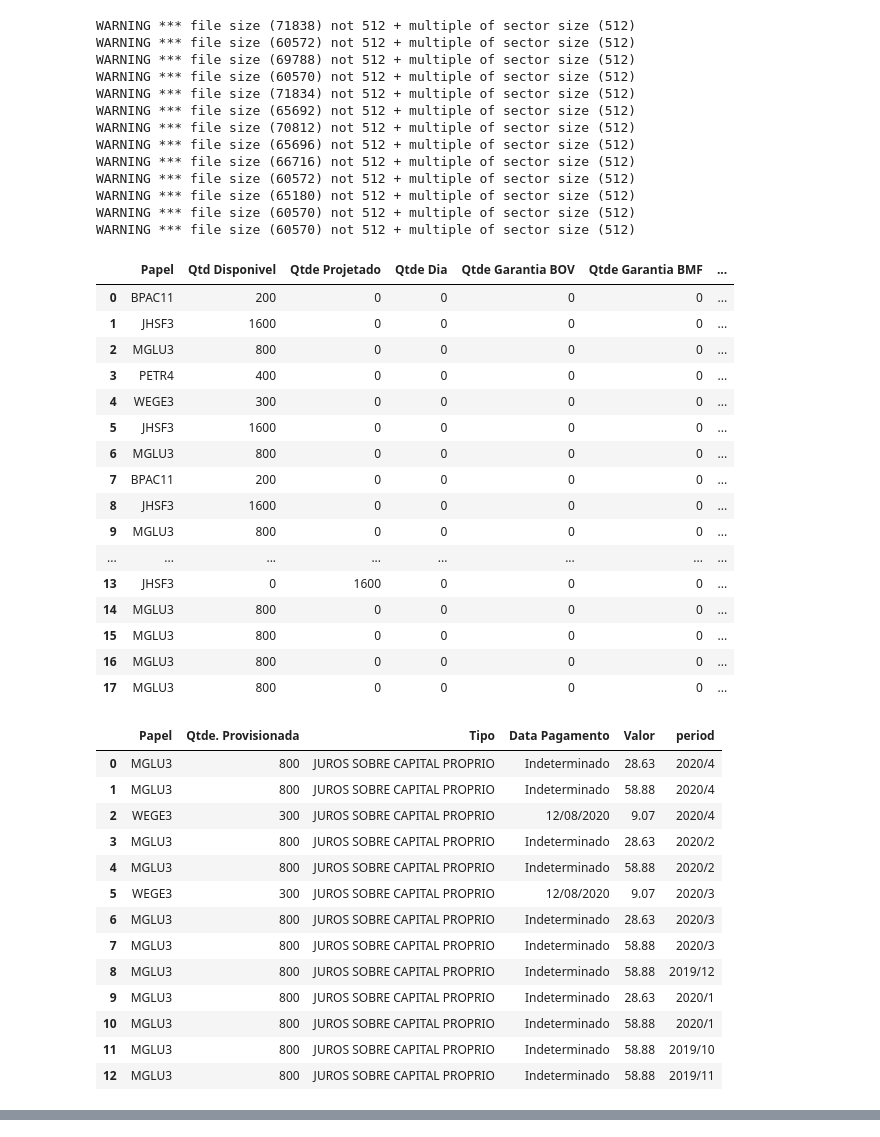
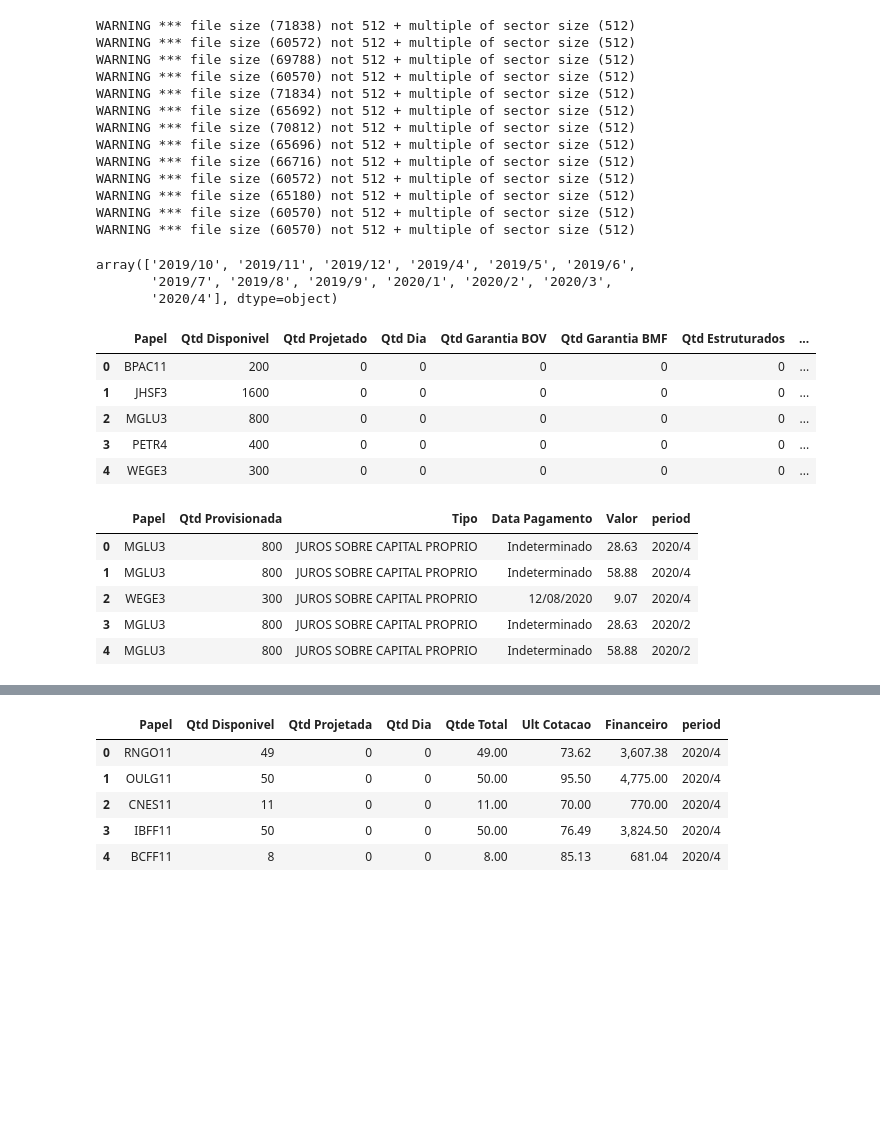
Before and after one commit to gabrielmlg/finance-app, a Jupyter notebook: notebooks/sandbox.ipynb, the cells around one changed output, grey strips where cells are left out. Cells and saved outputs as stored; diff of their text form; code cells hidden in the pictures; blank space fills up the shorter version.

```diff
--- a/notebooks/sandbox.ipynb
+++ b/notebooks/sandbox.ipynb
@@ -102,6 +127,7 @@ files = os.listdir('../datasets/')
 stocks = pd.DataFrame()
 pickings = pd.DataFrame()
 fis = pd.DataFrame()
+fiis = pd.DataFrame()
 
 for file_name in files:
 
@@ -131,6 +157,10 @@ for file_name in files:
     df_fi['period'] = period
     fis = fis.append(df_fi, ignore_index=True)
 
+    df_fii = get_fii(df)
+    df_fii['period'] = period
+    fiis = fiis.append(df_fii, ignore_index=True)
+
 # display(stocks.sort_values('period', ascending=False))
 # display(fi)
 # %% [output]
@@ -147,39 +177,27 @@ WARNING *** file size (60572) not 512 + multiple of sector size (512)
 WARNING *** file size (65180) not 512 + multiple of sector size (512)
 WARNING *** file size (60570) not 512 + multiple of sector size (512)
 WARNING *** file size (60570) not 512 + multiple of sector size (512)
+# %%
+fis['period'].sort_values().unique()
+# %% [output]
+array(['2019/10', '2019/11', '2019/12', '2019/4', '2019/5', '2019/6',
+       '2019/7', '2019/8', '2019/9', '2020/1', '2020/2', '2020/3',
+       '2020/4'], dtype=object)
 # %%
-display(stocks)
-display(pickings)
-display(fis)
+display(stocks.head())
+display(pickings.head())
+display(fis.head())
+display(fiis.head())
 # %% [output]
-|  | Papel | Qtd Disponivel | Qtde Projetado | Qtde Dia | Qtde Garantia BOV | Qtde Garantia BMF | ... |
-| 0 | BPAC11 | 200 | 0 | 0 | 0 | 0 | ... |
-| 1 | JHSF3 | 1600 | 0 | 0 | 0 | 0 | ... |
-| 2 | MGLU3 | 800 | 0 | 0 | 0 | 0 | ... |
-| 3 | PETR4 | 400 | 0 | 0 | 0 | 0 | ... |
-| 4 | WEGE3 | 300 | 0 | 0 | 0 | 0 | ... |
-| 5 | JHSF3 | 1600 | 0 | 0 | 0 | 0 | ... |
-| 6 | MGLU3 | 800 | 0 | 0 | 0 | 0 | ... |
-| 7 | BPAC11 | 200 | 0 | 0 | 0 | 0 | ... |
-| 8 | JHSF3 | 1600 | 0 | 0 | 0 | 0 | ... |
-| 9 | MGLU3 | 800 | 0 | 0 | 0 | 0 | ... |
-| ... | ... | ... | ... | ... | ... | ... | ... |
-| 13 | JHSF3 | 0 | 1600 | 0 | 0 | 0 | ... |
-| 14 | MGLU3 | 800 | 0 | 0 | 0 | 0 | ... |
-| 15 | MGLU3 | 800 | 0 | 0 | 0 | 0 | ... |
-| 16 | MGLU3 | 800 | 0 | 0 | 0 | 0 | ... |
-| 17 | MGLU3 | 800 | 0 | 0 | 0 | 0 | ... |
+|  | Papel | Qtd Disponivel | Qtd Projetado | Qtd Dia | Qtd Garantia BOV | Qtd Garantia BMF | Qtd Estruturados | ... |
+| 0 | BPAC11 | 200 | 0 | 0 | 0 | 0 | 0 | ... |
+| 1 | JHSF3 | 1600 | 0 | 0 | 0 | 0 | 0 | ... |
+| 2 | MGLU3 | 800 | 0 | 0 | 0 | 0 | 0 | ... |
+| 3 | PETR4 | 400 | 0 | 0 | 0 | 0 | 0 | ... |
+| 4 | WEGE3 | 300 | 0 | 0 | 0 | 0 | 0 | ... |
-|  | Papel | Qtde. Provisionada | Tipo | Data Pagamento | Valor | period |
+|  | Papel | Qtd Provisionada | Tipo | Data Pagamento | Valor | period |
 | 0 | MGLU3 | 800 | JUROS SOBRE CAPITAL PROPRIO | Indeterminado | 28.63 | 2020/4 |
 | 1 | MGLU3 | 800 | JUROS SOBRE CAPITAL PROPRIO | Indeterminado | 58.88 | 2020/4 |
 | 2 | WEGE3 | 300 | JUROS SOBRE CAPITAL PROPRIO | 12/08/2020 | 9.07 | 2020/4 |
 | 3 | MGLU3 | 800 | JUROS SOBRE CAPITAL PROPRIO | Indeterminado | 28.63 | 2020/2 |
 | 4 | MGLU3 | 800 | JUROS SOBRE CAPITAL PROPRIO | Indeterminado | 58.88 | 2020/2 |
-| 5 | WEGE3 | 300 | JUROS SOBRE CAPITAL PROPRIO | 12/08/2020 | 9.07 | 2020/3 |
-| 6 | MGLU3 | 800 | JUROS SOBRE CAPITAL PROPRIO | Indeterminado | 28.63 | 2020/3 |
-| 7 | MGLU3 | 800 | JUROS SOBRE CAPITAL PROPRIO | Indeterminado | 58.88 | 2020/3 |
-| 8 | MGLU3 | 800 | JUROS SOBRE CAPITAL PROPRIO | Indeterminado | 58.88 | 2019/12 |
-| 9 | MGLU3 | 800 | JUROS SOBRE CAPITAL PROPRIO | Indeterminado | 28.63 | 2020/1 |
-| 10 | MGLU3 | 800 | JUROS SOBRE CAPITAL PROPRIO | Indeterminado | 58.88 | 2020/1 |
-| 11 | MGLU3 | 800 | JUROS SOBRE CAPITAL PROPRIO | Indeterminado | 58.88 | 2019/10 |
-| 12 | MGLU3 | 800 | JUROS SOBRE CAPITAL PROPRIO | Indeterminado | 58.88 | 2019/11 |
@@ -203,3 +210,9 @@ display(fis)
+|  | Papel | Qtd Disponivel | Qtd Projetada | Qtd Dia | Qtde Total | Ult Cotacao | Financeiro | period |
+| 0 | RNGO11 | 49 | 0 | 0 | 49.00 | 73.62 | 3,607.38 | 2020/4 |
+| 1 | OULG11 | 50 | 0 | 0 | 50.00 | 95.50 | 4,775.00 | 2020/4 |
+| 2 | CNES11 | 11 | 0 | 0 | 11.00 | 70.00 | 770.00 | 2020/4 |
+| 3 | IBFF11 | 50 | 0 | 0 | 50.00 | 76.49 | 3,824.50 | 2020/4 |
+| 4 | BCFF11 | 8 | 0 | 0 | 8.00 | 85.13 | 681.04 | 2020/4 |
 # %%
 df_abr[~df_abr['Unnamed: 2'].isnull()].head(10)
 # %% [output]
```
Also changed, not shown: parts of 4 cells of this notebook.
